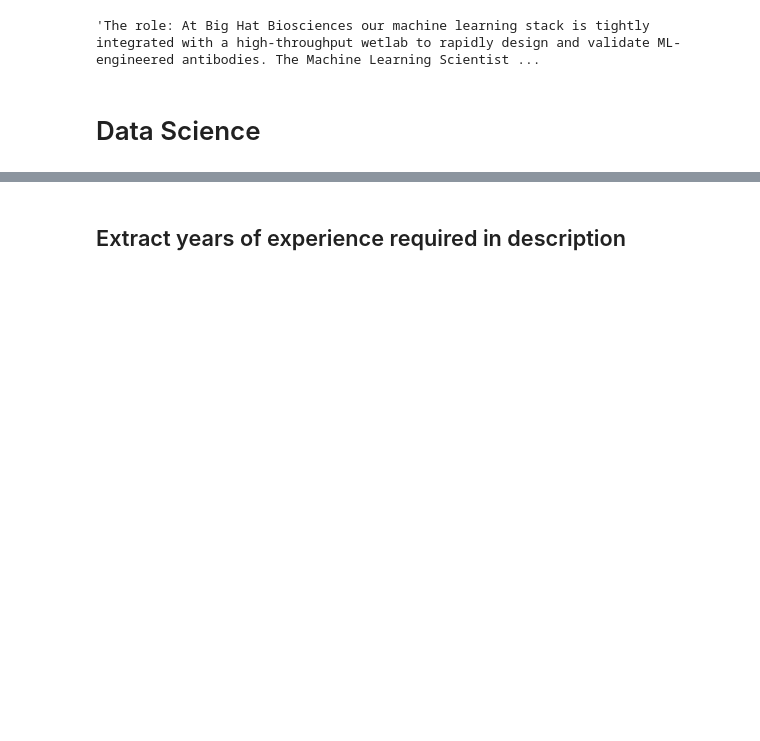
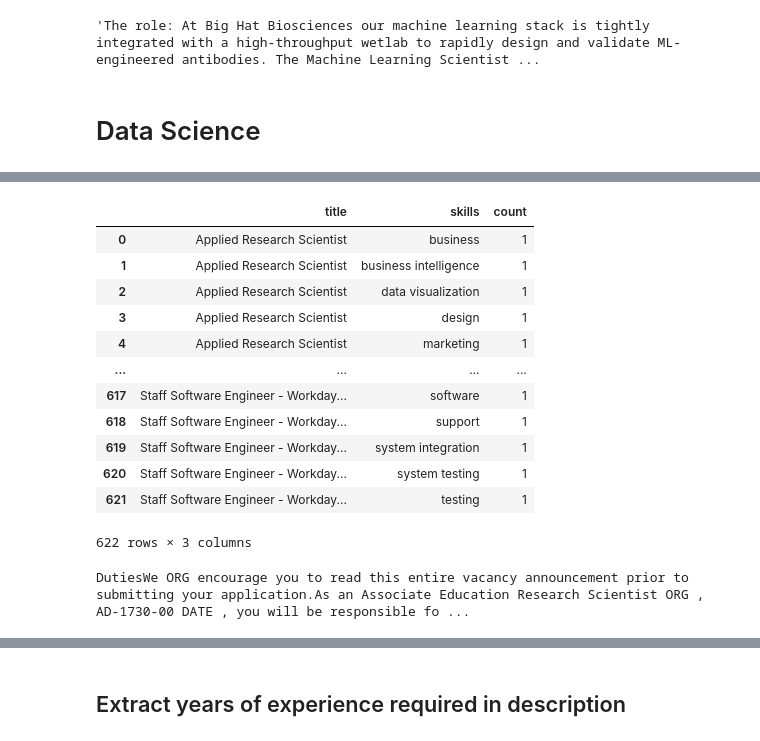
Before and after one commit to lucasvascrocha/LinkedIn-scrap, a Jupyter notebook: google_cloud/analysis.ipynb, the cells around one changed output, grey strips where cells are left out. Saved outputs shown, nothing was run; the diff lists cells and outputs as text; code cells hidden in the pictures; blank space fills up the shorter version.

```diff
--- a/google_cloud/analysis.ipynb
+++ b/google_cloud/analysis.ipynb
@@ -430,0 +539,20 @@ df_target.head()
+# %%
+import seaborn as sns
+
+data_exploded = data.explode('skills')
+count_data = data_exploded.groupby(['title', 'skills']).size().reset_index(name='count')
+count_data
+# %% [output]
+|  | title | skills | count |
+| 0 | Applied Research Scientist | business | 1 |
+| 1 | Applied Research Scientist | business intelligence | 1 |
+| 2 | Applied Research Scientist | data visualization | 1 |
+| 3 | Applied Research Scientist | design | 1 |
+| 4 | Applied Research Scientist | marketing | 1 |
+| ... | ... | ... | ... |
+| 617 | Staff Software Engineer - Workday... | software | 1 |
+| 618 | Staff Software Engineer - Workday... | support | 1 |
+| 619 | Staff Software Engineer - Workday... | system integration | 1 |
+| 620 | Staff Software Engineer - Workday... | system testing | 1 |
+| 621 | Staff Software Engineer - Workday... | testing | 1 |
+622 rows × 3 columns
@@ -430,0 +638,5 @@ df_target.head()
+# %%
+sent = nlp(data["description"].iloc[0])
+displacy.render(sent, style="ent", jupyter=True)
+# %% [output]
+DutiesWe ORG encourage you to read this entire vacancy announcement prior to submitting your application.As an Associate Education Research Scientist ORG , AD-1730-00 DATE , you will be responsible fo ...
```
Also changed, not shown: parts of 115 cells of this notebook, 3 other files.
